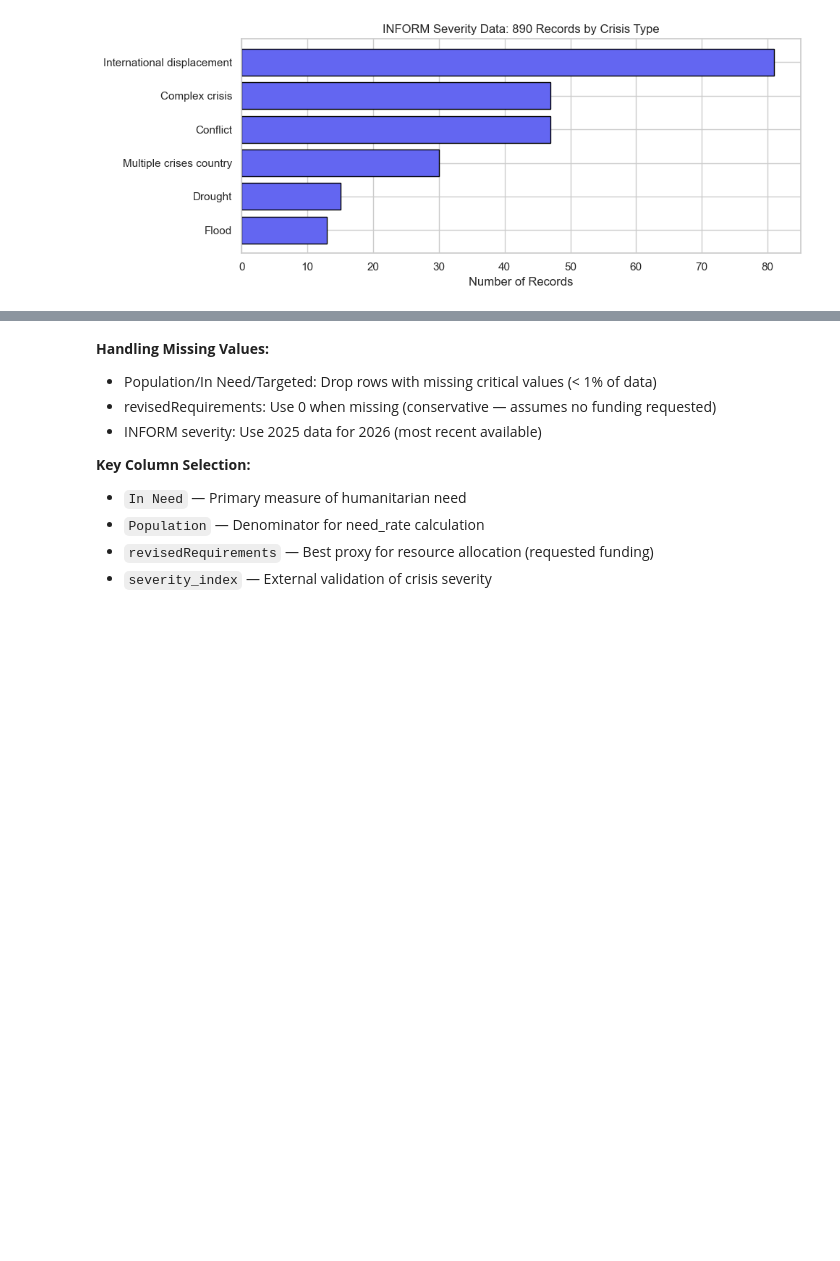
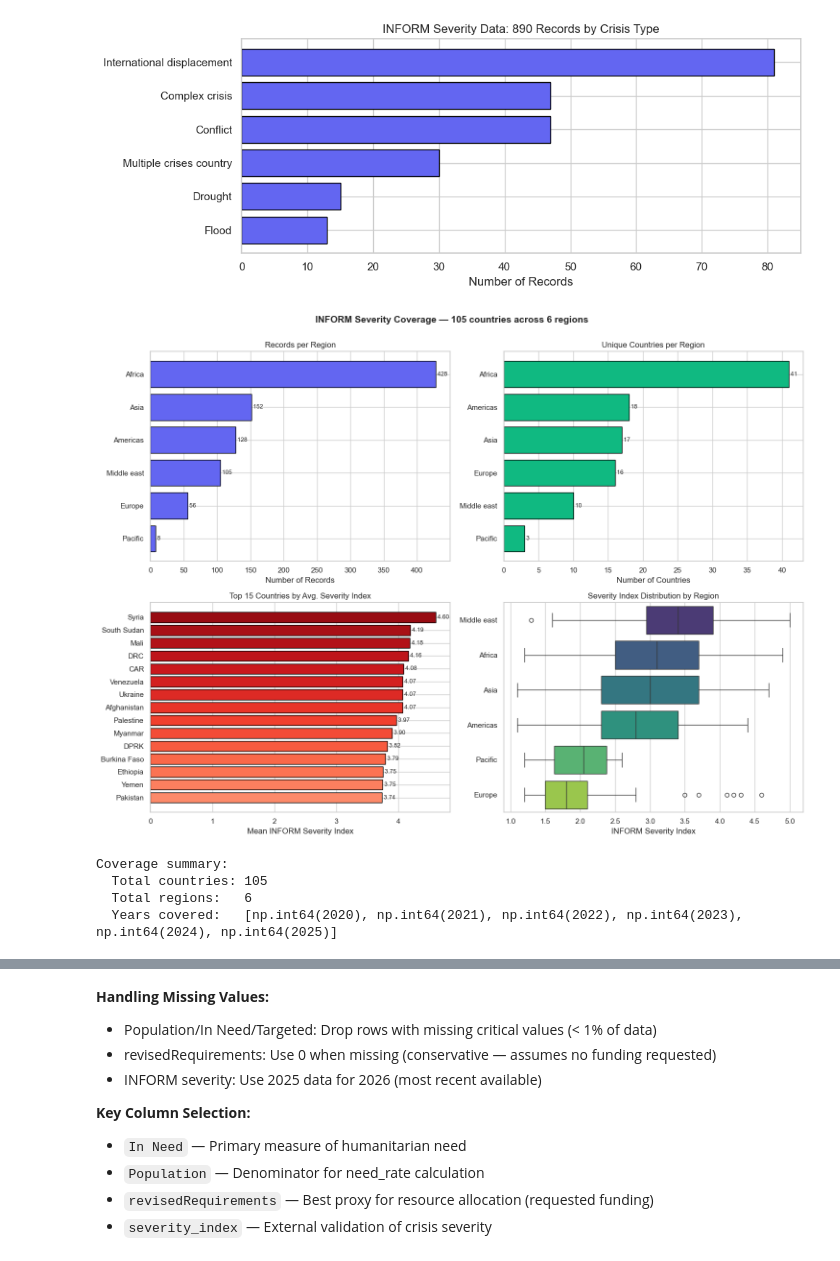
Before and after one commit to USER-397X/OCHA, a Jupyter notebook: ocha_eda.ipynb, the cells around one changed output, grey strips where cells are left out. Cells and saved outputs as stored; diff of their text form; code cells hidden in the pictures; blank space fills up the shorter version.

```diff
--- a/ocha_eda.ipynb
+++ b/ocha_eda.ipynb
@@ -169,0 +178,80 @@ plt.show()
+# %%
+# Countries and Regions covered by INFORM Severity data
+fig, axes = plt.subplots(2, 2, figsize=(15, 11))
+
+# --- 1. Records per region ---
+region_counts = (
+    inform.dropna(subset=["region"])
+          .groupby("region").size()
+          .sort_values(ascending=True)
+)
+axes[0, 0].barh(region_counts.index, region_counts.values,
+                color="#6366f1", edgecolor="black")
+axes[0, 0].set_title("Records per Region")
+axes[0, 0].set_xlabel("Number of Records")
+for i, v in enumerate(region_counts.values):
+    axes[0, 0].text(v, i, f" {v:,}", va="center", fontsize=9)
+
+# --- 2. Unique countries per region ---
+countries_per_region = (
+    inform.dropna(subset=["region", "iso3"])
+          .groupby("region")["iso3"].nunique()
+          .sort_values(ascending=True)
+)
+axes[0, 1].barh(countries_per_region.index, countries_per_region.values,
+                color="#10b981", edgecolor="black")
+axes[0, 1].set_title("Unique Countries per Region")
+axes[0, 1].set_xlabel("Number of Countries")
+for i, v in enumerate(countries_per_region.values):
+    axes[0, 1].text(v, i, f" {v}", va="center", fontsize=9)
+
+# --- 3. Top 15 countries by average severity index ---
+top_countries = (
+    inform.dropna(subset=["severity_index", "country_name"])
+          .groupby("country_name")["severity_index"].mean()
+          .sort_values(ascending=False)
+          .head(15)
+          .sort_values(ascending=True)  # ascending for horizontal bar
+)
+colors = plt.cm.Reds(np.linspace(0.4, 0.9, len(top_countries)))
+axes[1, 0].barh(top_countries.index, top_countries.values,
+                color=colors, edgecolor="black")
+axes[1, 0].set_title("Top 15 Countries by Avg. Severity Index")
+axes[1, 0].set_xlabel("Mean INFORM Severity Index")
+for i, v in enumerate(top_countries.values):
+    axes[1, 0].text(v, i, f" {v:.2f}", va="center", fontsize=9)
+
+# --- 4. Severity index distribution by region ---
+region_order = (
+    inform.dropna(subset=["region", "severity_index"])
+          .groupby("region")["severity_index"].median()
+          .sort_values(ascending=False).index
+)
+sns.boxplot(
+    data=inform.dropna(subset=["region", "severity_index"]),
+    y="region", x="severity_index",
+    order=region_order,
+    ax=axes[1, 1], palette="viridis"
+)
+axes[1, 1].set_title("Severity Index Distribution by Region")
+axes[1, 1].set_xlabel("INFORM Severity Index")
+axes[1, 1].set_ylabel("")
+
+plt.suptitle(
+    f"INFORM Severity Coverage — {inform['iso3'].nunique()} countries across {inform['region'].nunique()} regions",
+    fontsize=14, fontweight="bold", y=1.00
+)
+plt.tight_layout()
+plt.show()
+
+# Print concise summary
+print(f"\nCoverage summary:")
+print(f"  Total countries: {inform['iso3'].nunique()}")
+print(f"  Total regions:   {inform['region'].nunique()}")
+print(f"  Years covered:   {sorted(inform['year'].dropna().astype(int).unique())}")
+# %% [output]
+[figure, added]
+Coverage summary:
+  Total countries: 105
+  Total regions:   6
+  Years covered:   [np.int64(2020), np.int64(2021), np.int64(2022), np.int64(2023), np.int64(2024), np.int64(2025)]
```
Also changed, not shown: parts of 30 cells of this notebook.
